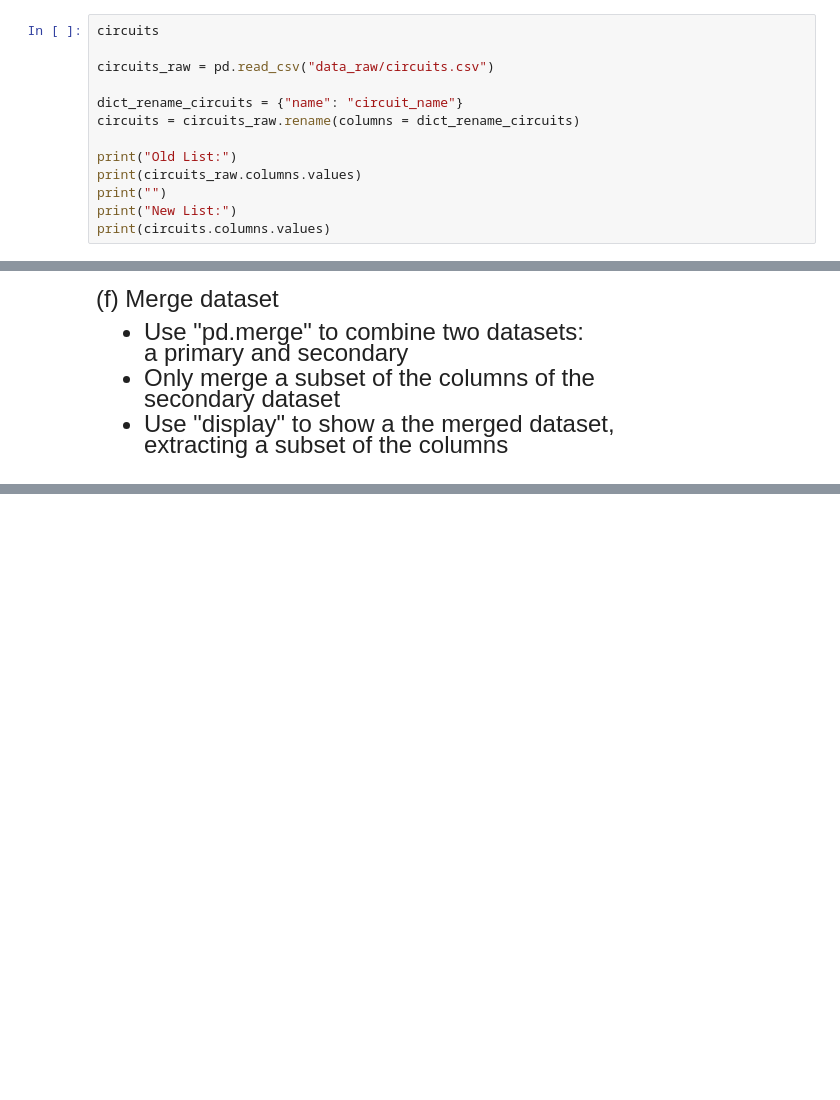
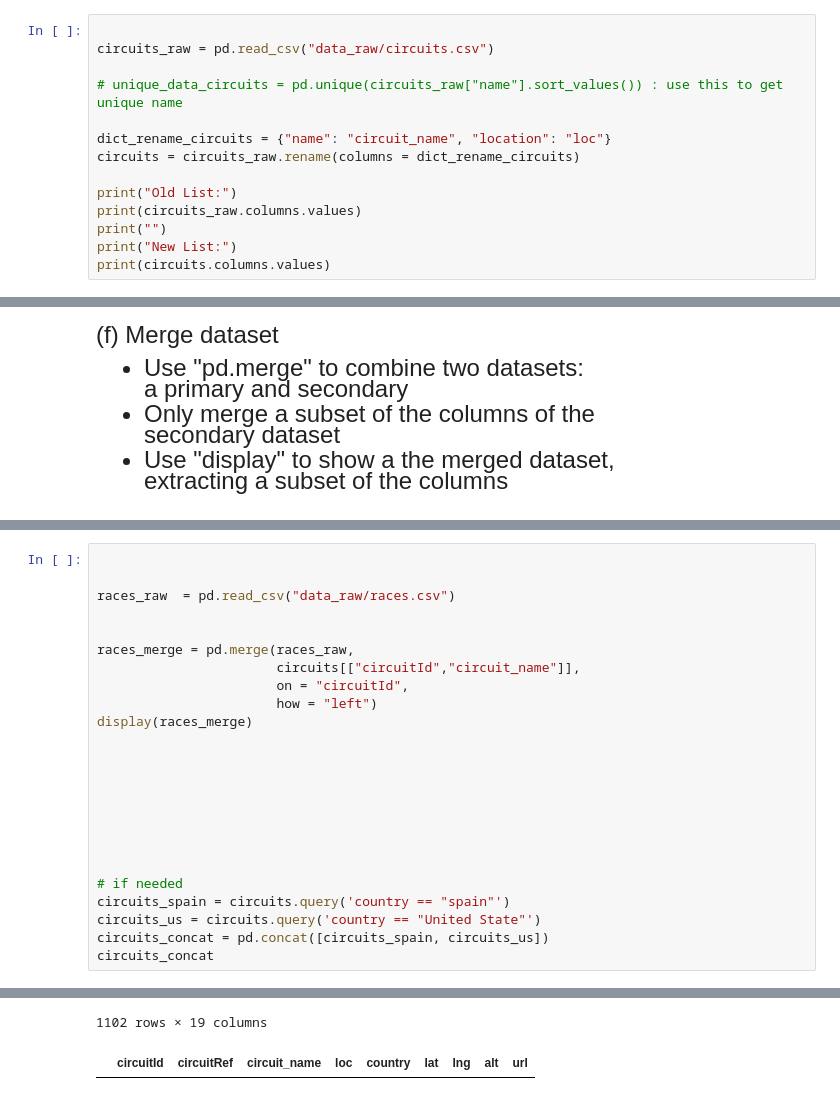
Before and after one commit to EricZou007/qtm151spring2023, a Jupyter notebook: Lecture 16/Lecture 16.ipynb, the cells around one changed output, grey strips where cells are left out. Cells and saved outputs as stored; diff of their text form; blank space fills up the shorter version.

```diff
--- a/Lecture 16/Lecture 16.ipynb
+++ b/Lecture 16/Lecture 16.ipynb
@@ -284,11 +297,12 @@ constructor_agg
 - Rename one or more columns in a dataset <br>
 using the dictionary
 # %%
-circuits
 
 circuits_raw = pd.read_csv("data_raw/circuits.csv")
 
-dict_rename_circuits = {"name": "circuit_name"}
+# unique_data_circuits = pd.unique(circuits_raw["name"].sort_values()) : use this to get unique name
+
+dict_rename_circuits = {"name": "circuit_name", "location": "loc"}
 circuits = circuits_raw.rename(columns = dict_rename_circuits)
 
 print("Old List:")
@@ -367,0 +332,25 @@ display(merged_df[['name', 'age']])
+# %%
+
+
+races_raw  = pd.read_csv("data_raw/races.csv")
+
+
+races_merge = pd.merge(races_raw,
+                       circuits[["circuitId","circuit_name"]],
+                       on = "circuitId",
+                       how = "left")
+display(races_merge)
+
+
+
+
+
+
+
+
+# if needed
+circuits_spain = circuits.query('country == "spain"')
+circuits_us = circuits.query('country == "United State"')
+circuits_concat = pd.concat([circuits_spain, circuits_us])
+circuits_concat
+# %% [output]
@@ -367,0 +369,2 @@ display(merged_df[['name', 'age']])
+1102 rows × 19 columns
+|  | circuitId | circuitRef | circuit_name | loc | country | lat | lng | alt | url |
```
Also changed, not shown: parts of 7 cells of this notebook, 26 other files.
